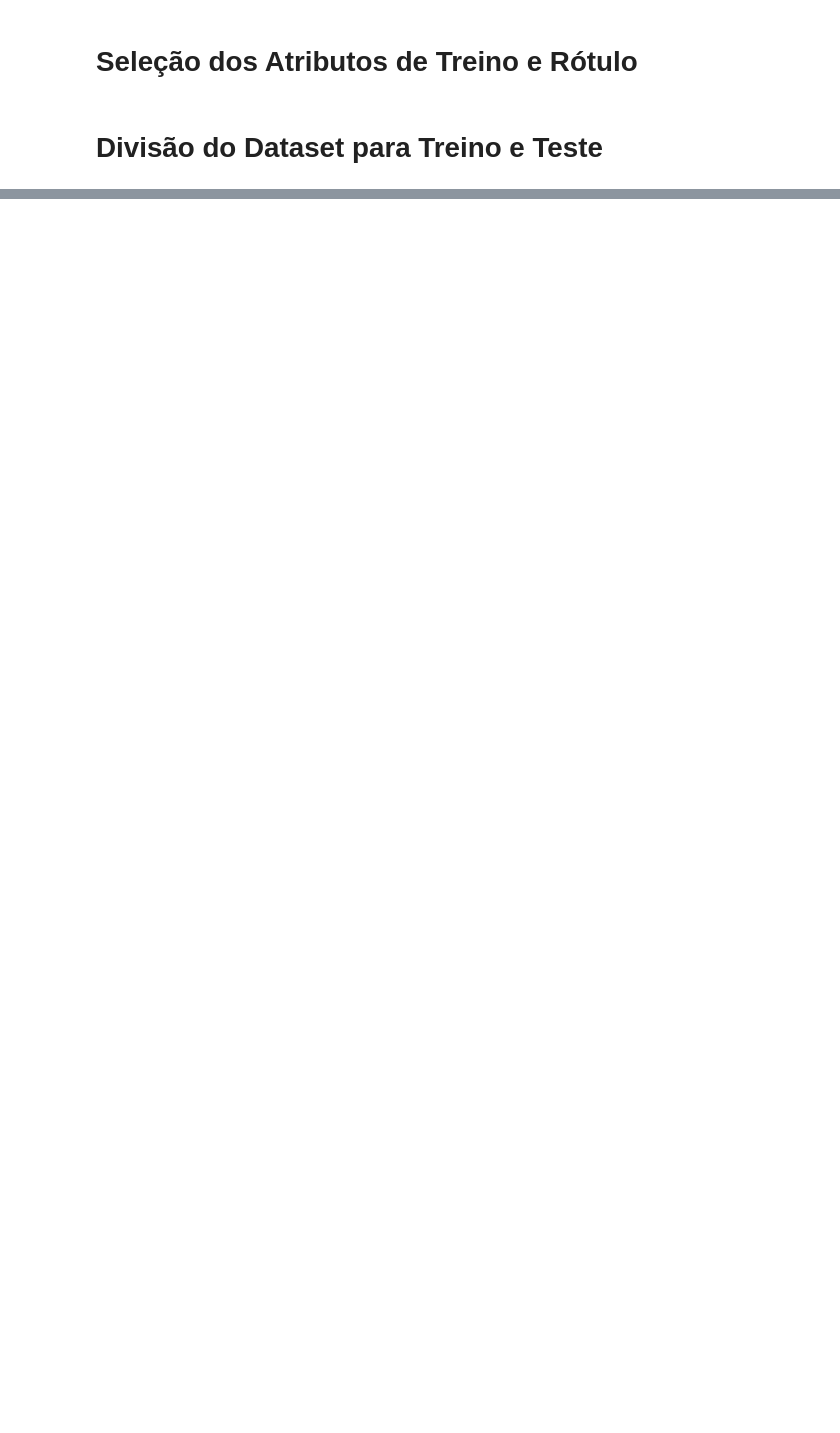
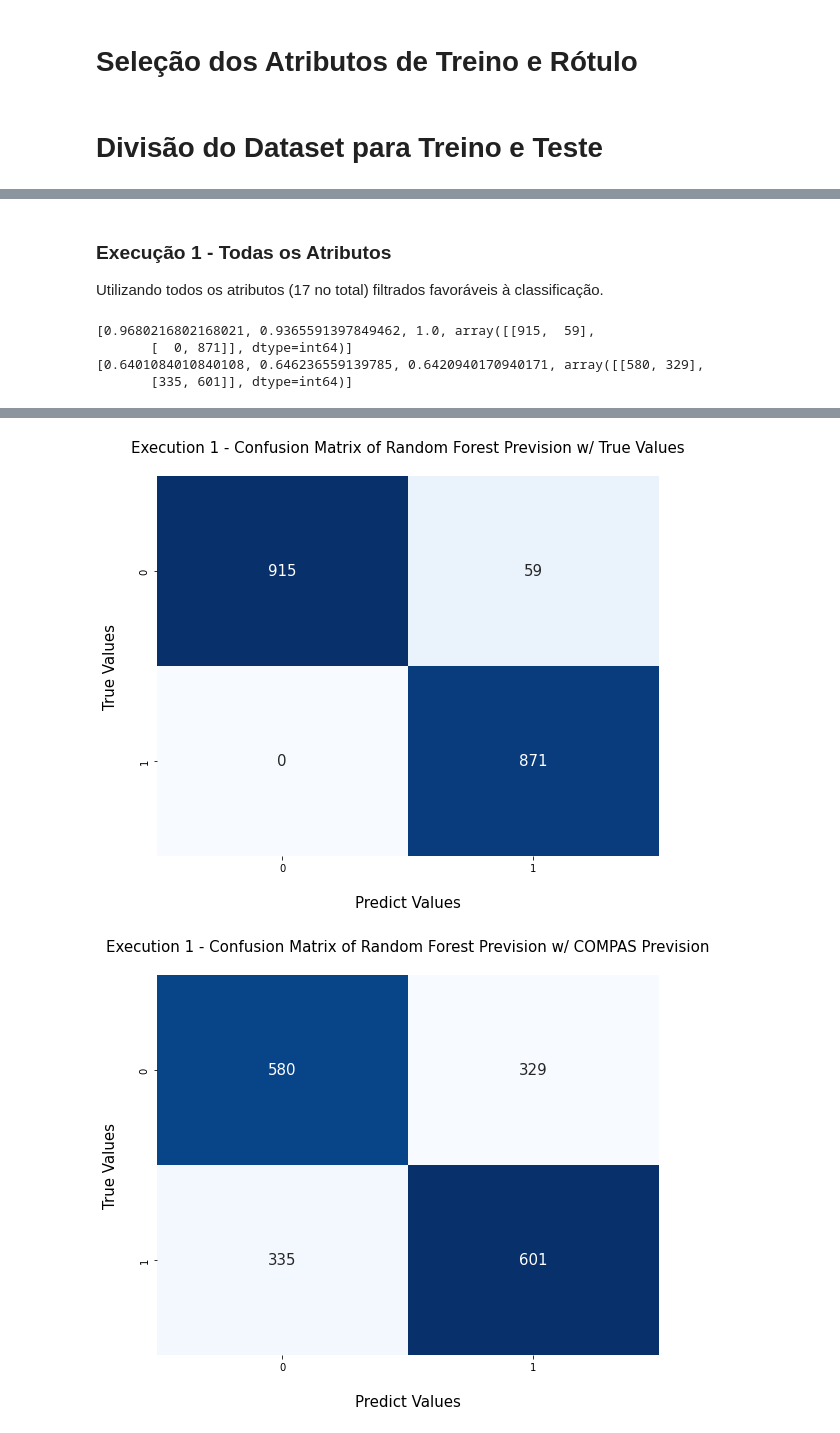
Before and after one commit to rodolfobolconte/fairness-testing, a Jupyter notebook: compas-tests/dataset-fit-and-predict.ipynb, the cells around one changed output, grey strips where cells are left out. Drawn from its saved outputs; the diff is of its cells as text; code cells hidden in the pictures; blank space fills up the shorter version.

```diff
--- a/compas-tests/dataset-fit-and-predict.ipynb
+++ b/compas-tests/dataset-fit-and-predict.ipynb
@@ -348,13 +158,0 @@ ex4_compas_rf_matrix = confusion_matrix(test_prev_compas, ex4_prev_rf)
-# %%
-labels = ['Accuracy', 'Precision', 'Recall']
-
-plt.subplots(figsize=(9, 7))
-plt.title('Execution 4 - Random Forest Prevision Metrics\n', loc='center', fontsize=15)
-plt.bar(labels, [ex4_rf_accuracy, ex4_rf_precision, ex4_rf_recall], width=.5)
-for index, data in enumerate([ex4_rf_accuracy, ex4_rf_precision, ex4_rf_recall]):
-    plt.text(x=index-0.1, y=data-0.02, s=f"{data:.4f}" , fontdict=dict(fontsize=12), color='white')
-plt.bar(labels, [ex4_compas_rf_accuracy, ex4_compas_rf_precision, ex4_compas_rf_recall], width=.5)
-for index, data in enumerate([ex4_compas_rf_accuracy, ex4_compas_rf_precision, ex4_compas_rf_recall]):
-    plt.text(x=index-0.1, y=data-0.02, s=f"{data:.4f}" , fontdict=dict(fontsize=12), color='black')
-plt.legend(labels=['True Values', 'COMPAS Prevision'], loc='lower right')
-plt.ylim(0.5,1.02)
@@ -373,0 +194,7 @@ Text(60.0, 0.5, 'True Values\n')
+# %%
+split_dataset = train_test_split(ds)
+
+# creating splits of sex, race and two year recid balanced datasets
+split_sex = train_test_split(balanced_sex)
+split_race = train_test_split(balanced_race)
+split_two_year_recid = train_test_split(balanced_two_year_recid)
@@ -373,0 +249,33 @@ Text(60.0, 0.5, 'True Values\n')
+# %% [markdown]
+### Execução 1 - Todas os Atributos
+
+Utilizando todos os atributos (17 no total) filtrados favoráveis à classificação.
+# %%
+# rf = RandomForestClassifier()
+# gb = GradientBoostingClassifier()
+
+# rf.fit(train_x, train_y)
+# gb.fit(train_x, train_y)
+
+# ex1_prev_rf = rf.predict(test_x)
+# ex1_prev_gb = gb.predict(test_x)
+
+ex1_features = ['sex', 'age', 'race', 'juv_fel_count', 'decile_score', 'juv_misd_count', 'juv_other_count', 'priors_count', 'days_b_screening_arrest', 'c_charge_degree', 'is_recid', 'r_charge_degree', 'r_days_from_arrest', 'is_violent_recid', 'vr_charge_degree', 'prison_days', 'custody_days']
+
+ex1_metrics_prevision, ex1_metrics_compas = fit_predict(split_dataset, ex1_features)
+
+print(ex1_metrics_prevision)
+print(ex1_metrics_compas)
+
+plot_bar_graph('Execution 1 - Random Forest Prevision Metrics',
+                ex1_metrics_prevision,
+                ex1_metrics_compas)
+plot_confusion_matrix_graph('Execution 1 - Confusion Matrix of Random Forest Prevision w/ True Values',
+                            ex1_metrics_prevision[3])
+plot_confusion_matrix_graph('Execution 1 - Confusion Matrix of Random Forest Prevision w/ COMPAS Prevision',
+                            ex1_metrics_compas[3])
+# %% [output]
+[0.9680216802168021, 0.9365591397849462, 1.0, array([[915,  59],
+       [  0, 871]], dtype=int64)]
+[0.6401084010840108, 0.646236559139785, 0.6420940170940171, array([[580, 329],
+       [335, 601]], dtype=int64)]
@@ -373,0 +283,2 @@ Text(60.0, 0.5, 'True Values\n')
+[figure, added]
+[figure, added]
```
Also changed, not shown: parts of 61 cells of this notebook, 5 other files.
